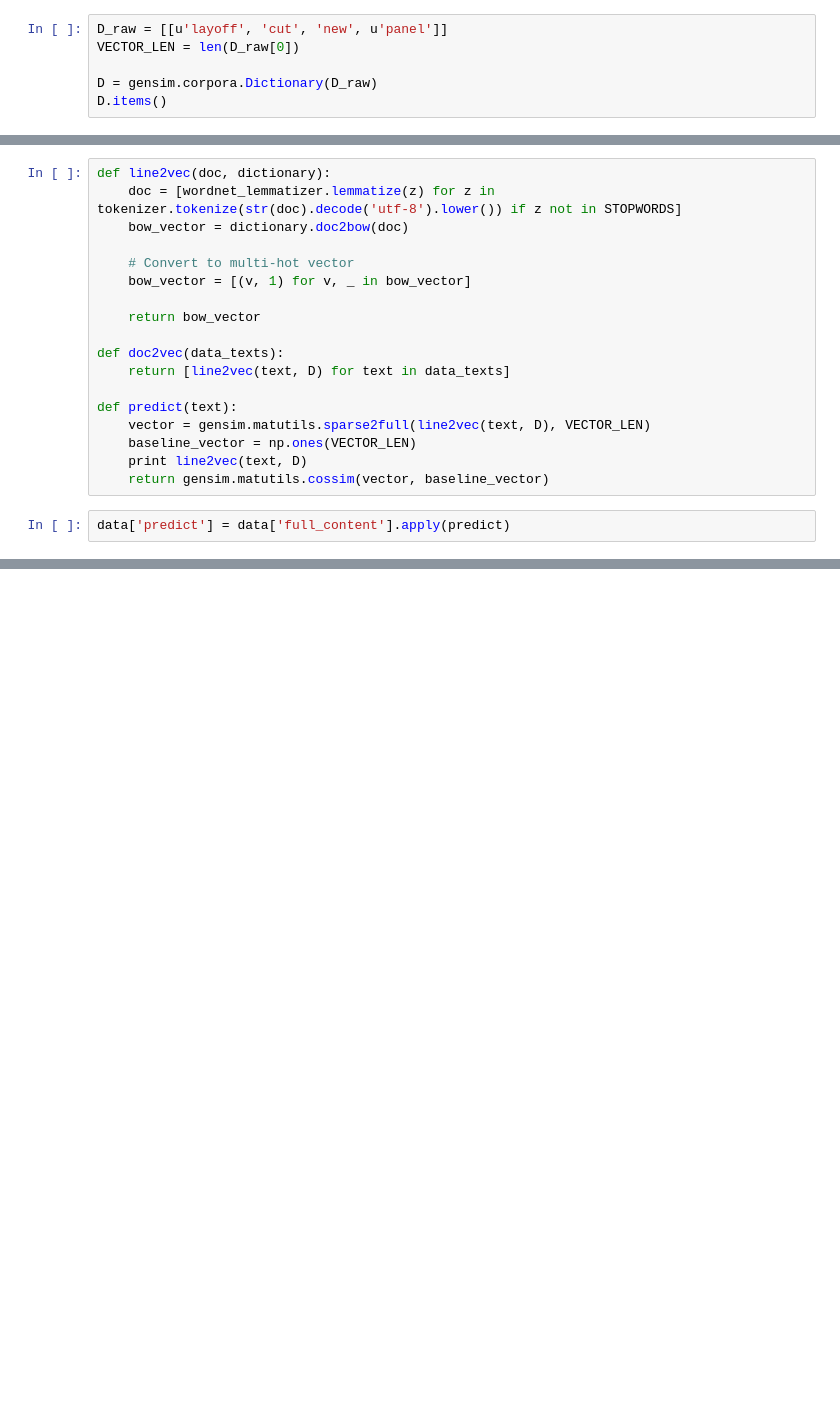
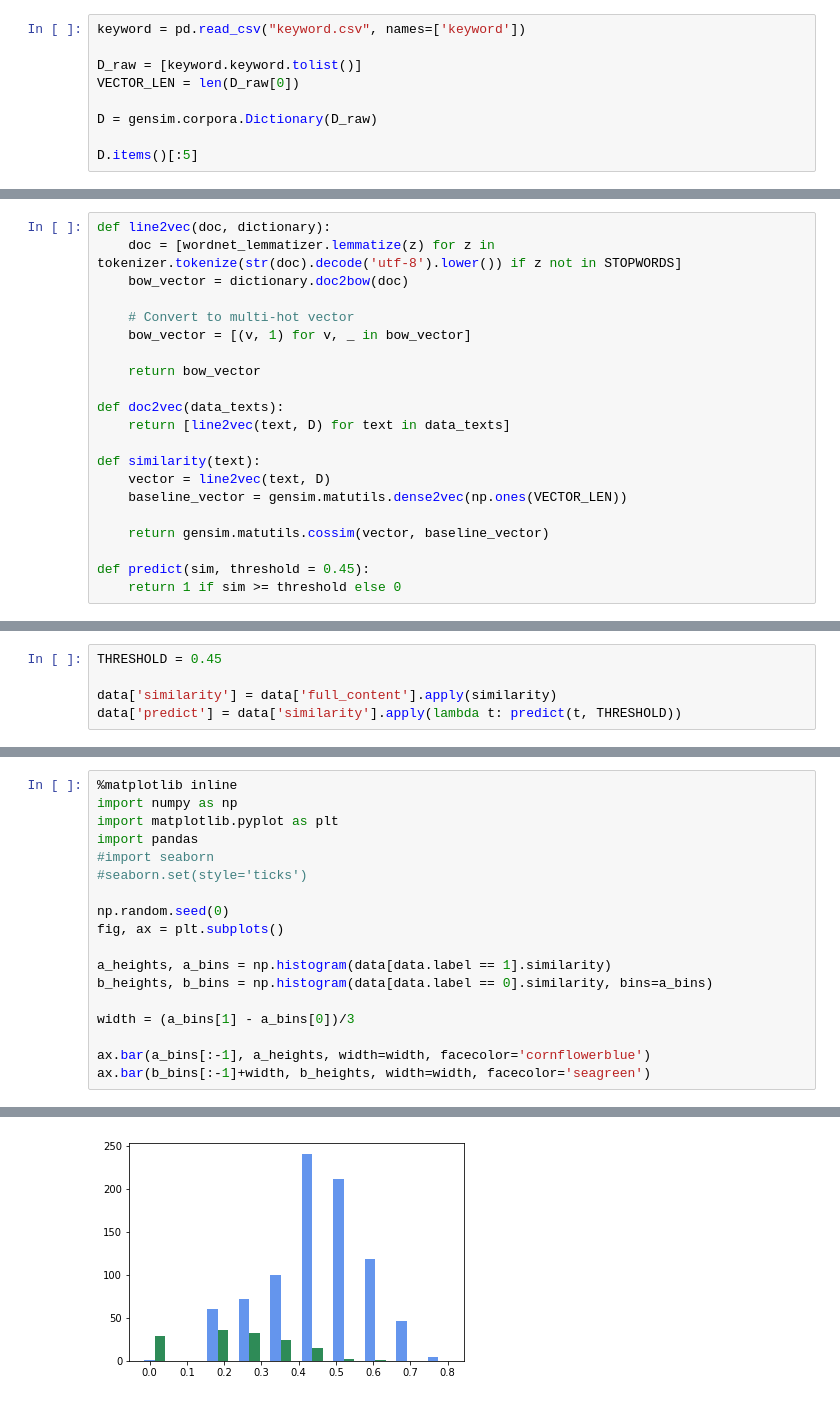
Before and after one commit to duyet/extract-keywords-from-news, a Jupyter notebook: HR-related-classifier.ipynb, the cells around one changed output, grey strips where cells are left out. Saved outputs shown, nothing was run; the diff lists cells and outputs as text; blank space fills up the shorter version.

```diff
--- a/HR-related-classifier.ipynb
+++ b/HR-related-classifier.ipynb
@@ -16,9 +17,12 @@ STOPWORDS.update(['.', ',', '"', "'", '?', '!', ':', ';', '(', ')', '[', ']', '{
 
 logging.basicConfig(format='%(asctime)s : %(levelname)s : %(message)s', level=logging.INFO)
 # %%
-D_raw = [[u'layoff', 'cut', 'new', u'panel']]
+keyword = pd.read_csv("keyword.csv", names=['keyword'])
+
+D_raw = [keyword.keyword.tolist()]
 VECTOR_LEN = len(D_raw[0])
 
 D = gensim.corpora.Dictionary(D_raw)
-D.items()
+
+D.items()[:5]
 # %% [output]
@@ -50,10 +64,11 @@ def line2vec(doc, dictionary):
 def doc2vec(data_texts):
     return [line2vec(text, D) for text in data_texts]
 
-def predict(text):
-    vector = gensim.matutils.sparse2full(line2vec(text, D), VECTOR_LEN)
-    baseline_vector = np.ones(VECTOR_LEN)
-    print line2vec(text, D)
+def similarity(text):
+    vector = line2vec(text, D)
+    baseline_vector = gensim.matutils.dense2vec(np.ones(VECTOR_LEN))
+
     return gensim.matutils.cossim(vector, baseline_vector)
+
+def predict(sim, threshold = 0.45):
+    return 1 if sim >= threshold else 0
-# %%
-data['predict'] = data['full_content'].apply(predict)
@@ -62,0 +75,5 @@ TypeError: cannot convert dictionary update sequence element #0 to a sequence
+# %%
+THRESHOLD = 0.45
+
+data['similarity'] = data['full_content'].apply(similarity)
+data['predict'] = data['similarity'].apply(lambda t: predict(t, THRESHOLD))
@@ -62,0 +290,19 @@ TypeError: cannot convert dictionary update sequence element #0 to a sequence
+# %%
+%matplotlib inline
+import numpy as np
+import matplotlib.pyplot as plt
+import pandas
+#import seaborn
+#seaborn.set(style='ticks')
+
+np.random.seed(0)
+fig, ax = plt.subplots()
+
+a_heights, a_bins = np.histogram(data[data.label == 1].similarity)
+b_heights, b_bins = np.histogram(data[data.label == 0].similarity, bins=a_bins)
+
+width = (a_bins[1] - a_bins[0])/3
+
+ax.bar(a_bins[:-1], a_heights, width=width, facecolor='cornflowerblue')
+ax.bar(b_bins[:-1]+width, b_heights, width=width, facecolor='seagreen')
+# %% [output]
@@ -62,0 +310 @@ TypeError: cannot convert dictionary update sequence element #0 to a sequence
+[figure, added]
```
Also changed, not shown: parts of 19 cells of this notebook, 4 other files.
